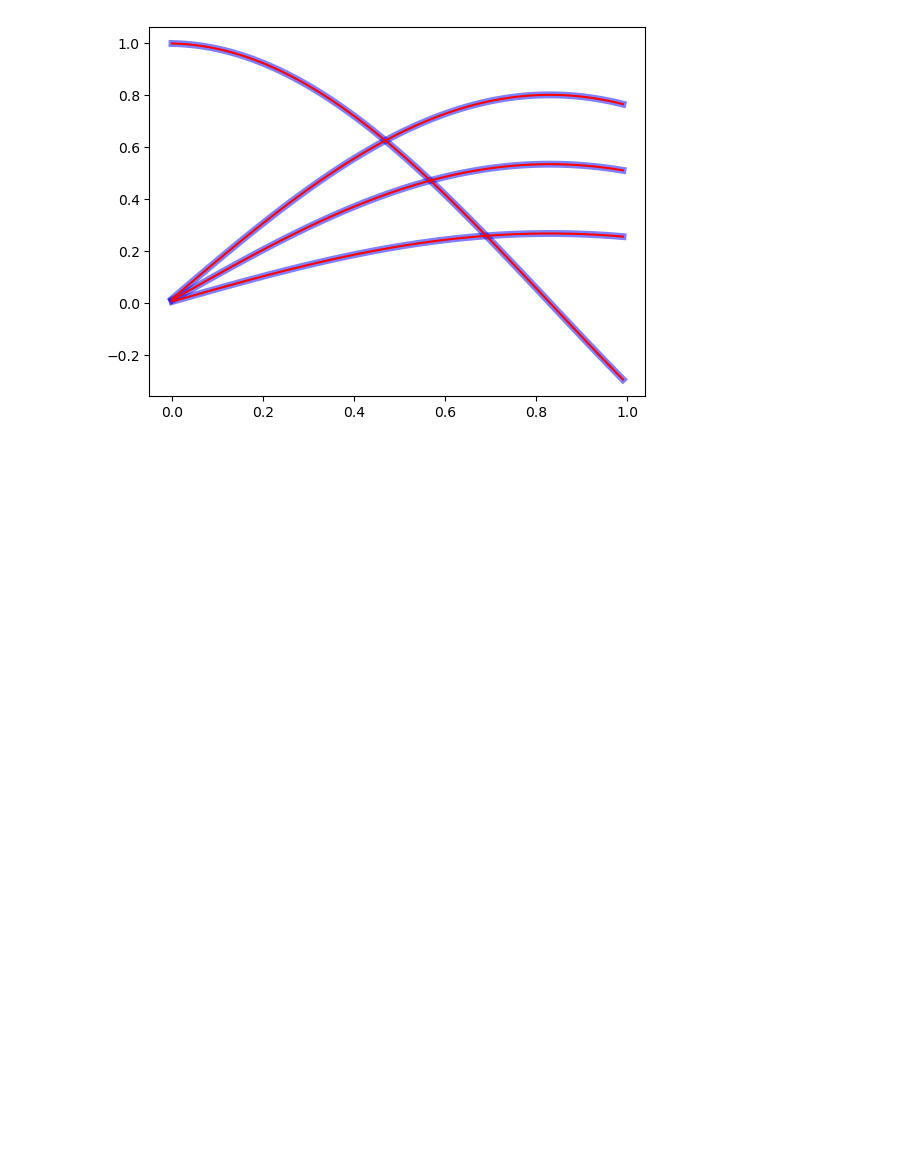
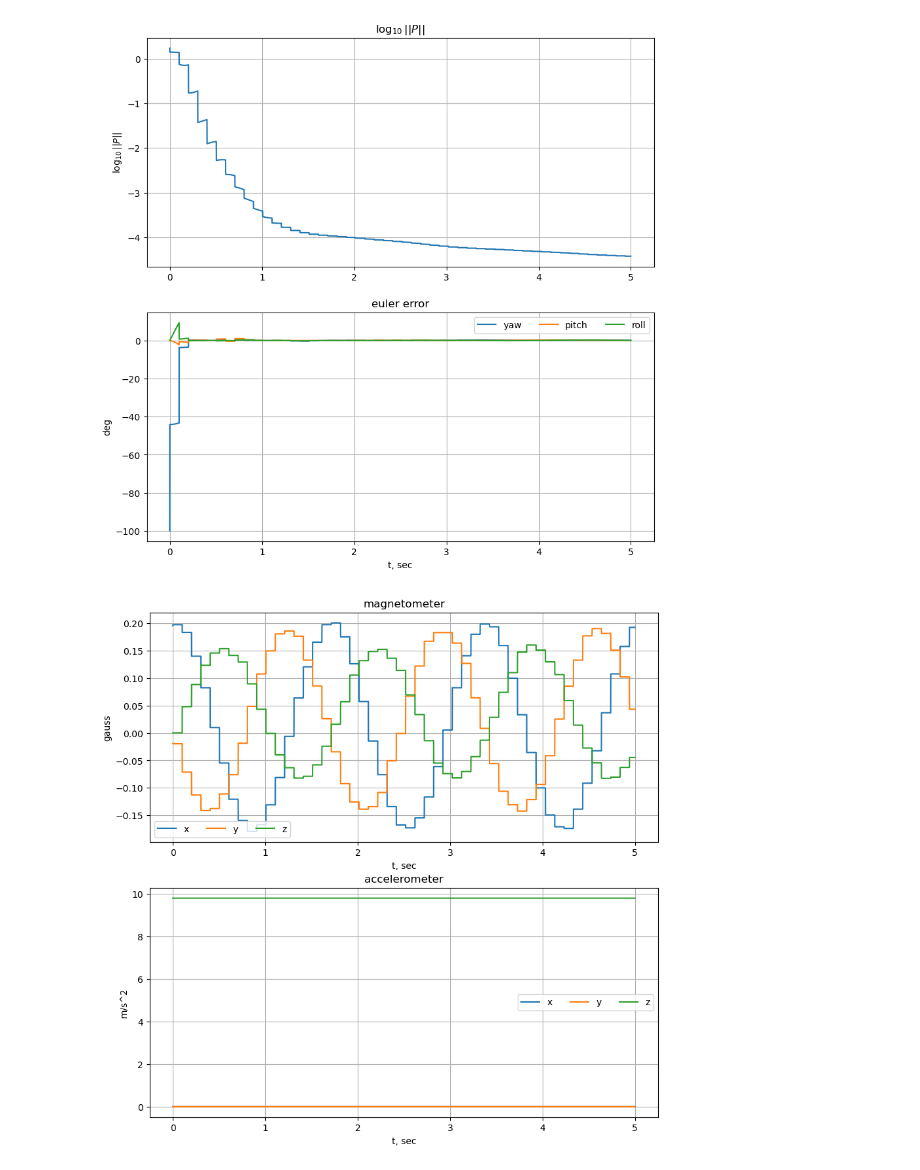
Before and after one commit to CogniPilot/cyecca, a Jupyter notebook: notebook/estimation/attitude_estimator.ipynb, the cells around one changed output. Cells and saved outputs as stored; diff of their text form; code cells hidden in the pictures; blank space fills up the shorter version.

Commit message:
Update for attitude estimator.
Signed-off-by: James Goppert <james.goppert@gmail.com>
Signed-off-by: wsribunm <worawissribunma@gmail.com>

```diff
--- a/notebook/estimation/attitude_estimator.ipynb
+++ b/notebook/estimation/attitude_estimator.ipynb
@@ -278,5 +1,47 @@ data = simulate()
-# %%
-plt.plot(data["t"], data["x"], "b-", linewidth=5, alpha=0.5)
-plt.plot(data["t"], data["x_est"], "r-");
-# %% [output]
-[figure, removed]
+# %%
+%reload_ext autoreload
+%autoreload 2
+import numpy as np
+from att_estimator import simulate
+import matplotlib.pyplot as plt
+
+data = simulate()
+
+P_norm = np.linalg.norm(data["P"][:, [0, 4, 8]], axis=1)
+
+plt.figure(figsize=(10, 10))
+plt.subplot(211)
+plt.title("$\log_{10} ||P||$")
+plt.ylabel("$\log_{10} ||P||$")
+plt.plot(data["t"], np.log10(P_norm))
+plt.grid()
+
+plt.subplot(212)
+plt.title("euler error")
+plt.plot(data["t"], np.rad2deg(data["euler_error"]))
+plt.legend(["yaw", "pitch", "roll"], loc="best", ncols=3)
+plt.ylabel("deg")
+plt.xlabel("t, sec")
+plt.grid()
+
+
+plt.figure(figsize=(10, 10))
+
+plt.subplot(211)
+plt.title("magnetometer")
+plt.plot(data["t"], data["y_mag"])
+plt.legend(["x", "y", "z"], loc="best", ncols=3)
+plt.ylabel("gauss")
+plt.xlabel("t, sec")
+plt.grid()
+
+plt.subplot(212)
+plt.title("accelerometer")
+plt.plot(data["t"], data["y_accel"])
+plt.legend(["x", "y", "z"], loc="best", ncols=3)
+plt.ylabel("m/s^2")
+plt.xlabel("t, sec")
+plt.grid()
+# %% [output]
+[figure, added]
+[figure, added]
```
Also changed, not shown: parts of 5 cells of this notebook, 11 other files.
